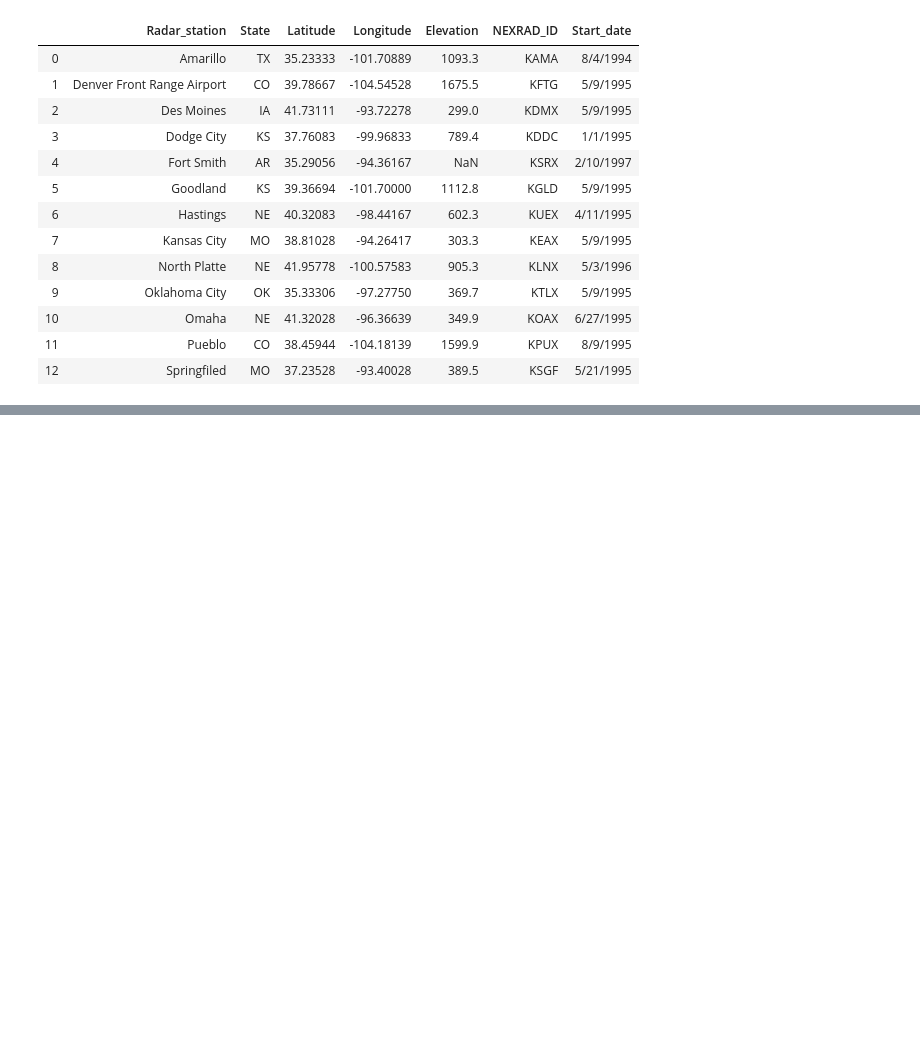
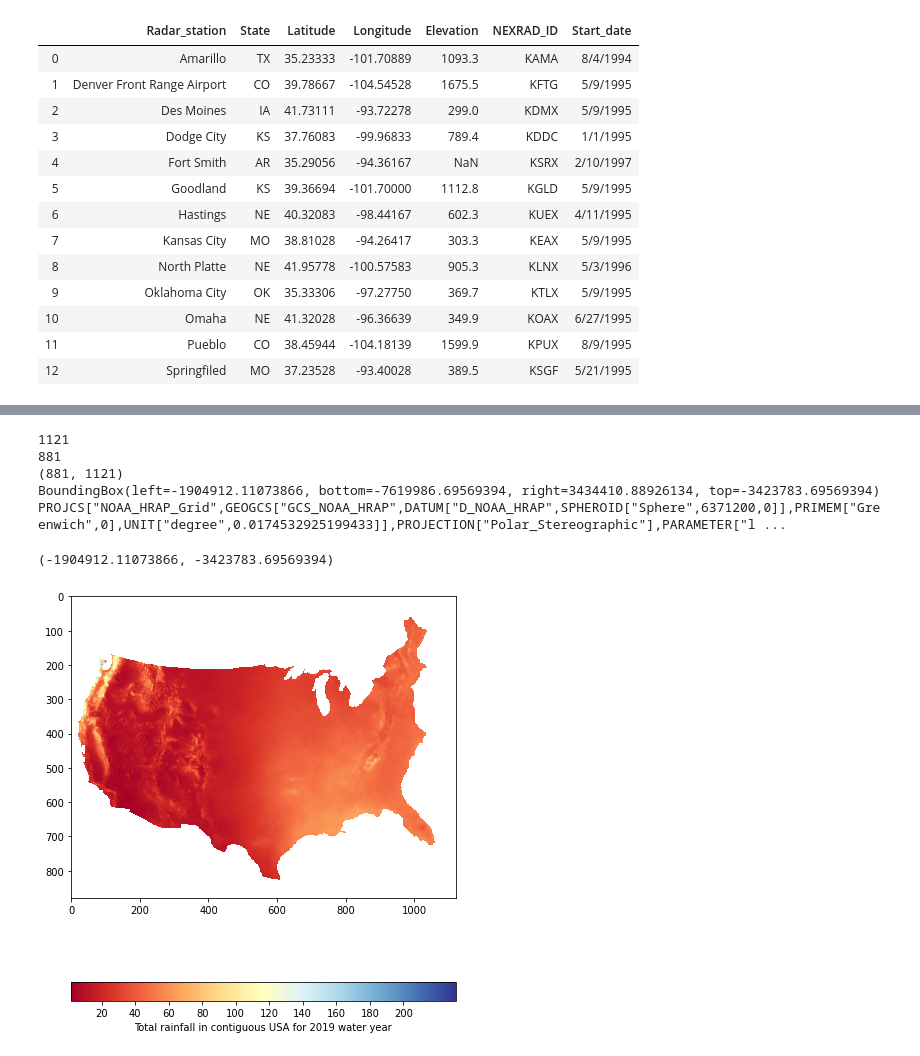
Before and after one commit to parkernath32/semester_project, a Jupyter notebook: Code.ipynb, the cells around one changed output, grey strips where cells are left out. Cells and saved outputs as stored; diff of their text form; code cells hidden in the pictures; blank space fills up the shorter version.

```diff
--- a/Code.ipynb
+++ b/Code.ipynb
@@ -118,0 +100,51 @@ nearest station coordinates: [41.32028, -96.36639]
+# %%
+# Loading the Annual data of daily rainfallin 2019 for Contiguous US
+
+data = rasterio.open('nws_precip_wytd_20191001_conus.tif')
+#data = rasterio.open('nws_precip_ytd_20200101_conus.tif')
+
+#data = rasterio.open('nws_precip_wytd_20191001_pr.tif')
+
+#data = rasterio.open('nws_precip_1hour_conus.tif')
+# %%
+# Obtain basic indormation about the data
+
+print(data.width) #columns
+print(data.height) #rows
+print(data.shape)
+print(data.bounds)
+print(data.crs)
+
+# data.profile
+# %% [output]
+1121
+881
+(881, 1121)
+BoundingBox(left=-1904912.11073866, bottom=-7619986.69569394, right=3434410.88926134, top=-3423783.69569394)
+PROJCS["NOAA_HRAP_Grid",GEOGCS["GCS_NOAA_HRAP",DATUM["D_NOAA_HRAP",SPHEROID["Sphere",6371200,0]],PRIMEM["Greenwich",0],UNIT["degree",0.0174532925199433]],PROJECTION["Polar_Stereographic"],PARAMETER["l ...
+# %%
+# Checking the coordinates of a pixel (first pixel). x is the row, and y is the column.
+#ul, ur,ll, and lr, refers to position whether upper left (ul), upper right (ur) etc. Center is the default
+
+data.xy(0,0, offset ='ul')
+# %% [output]
+(-1904912.11073866, -3423783.69569394)
+# %%
+# Find and create a mask for the missing data values
+
+nodata_value = data.nodata # find the missing data
+
+data_masked = np.ma.masked_equal(data.read(),nodata_value) # mask the missing data
+
+# data_masked[1,609,800] #[1,600,800]
+# %%
+# Plot a map of the observed data without missing values
+
+plt.figure(figsize= (6,8))
+plt.imshow(data_masked[1,:,:], cmap = 'RdYlBu') #Band 1 contains the observed data
+cb = plt.colorbar(ticks = range(0,201,20), label = 'Total rainfall in contiguous USA for 2019 water year', orientation = 'horizontal')
+plt.tight_layout()
+#plt.savefig('ConUS_wyr')
+plt.show()
+# %% [output]
+[figure, added]
```
Also changed, not shown: parts of 6 cells of this notebook, 9 other files.
